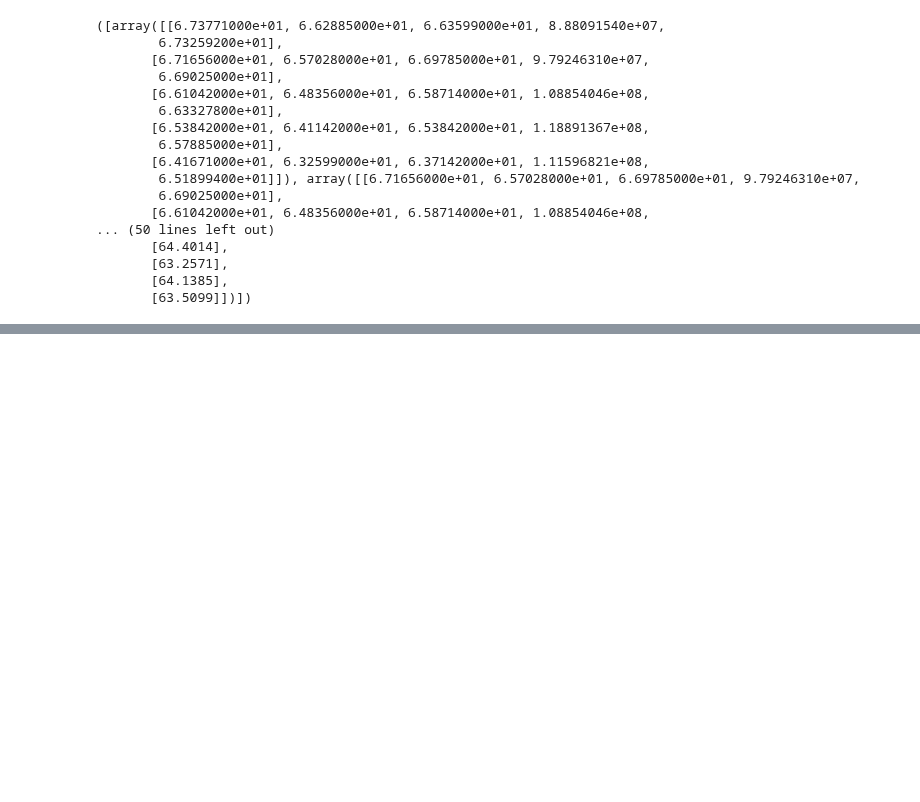
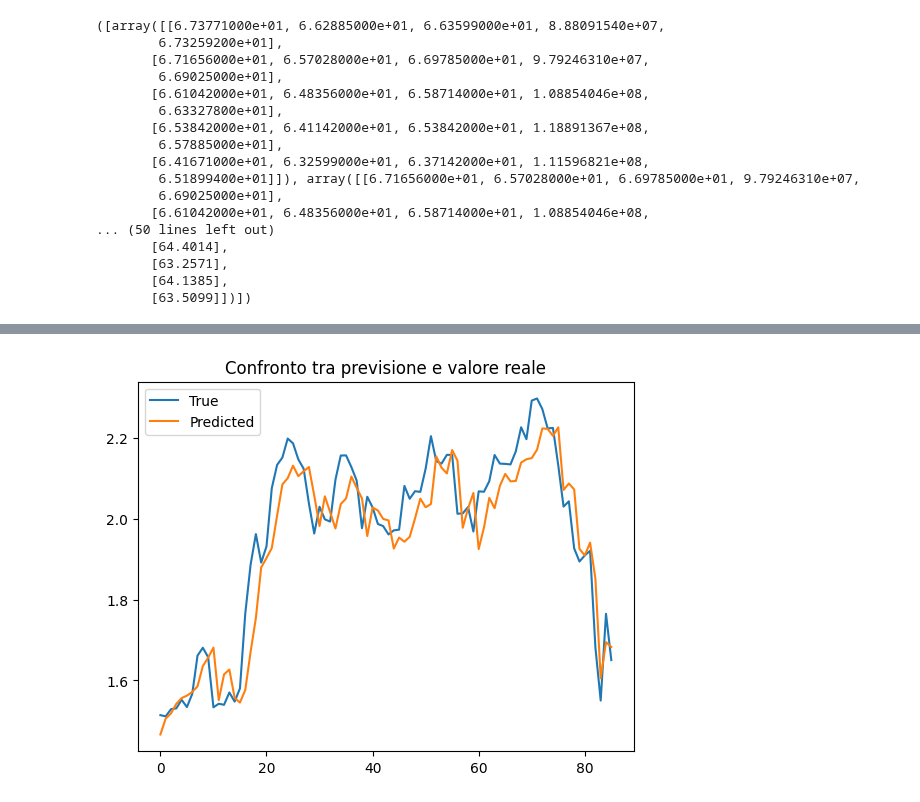
Before and after one commit to RobertoSonzini/NAML_project, a Jupyter notebook: Progetto_NAML.ipynb, the cells around one changed output, grey strips where cells are left out. Drawn from its saved outputs; the diff is of its cells as text; code cells hidden in the pictures; blank space fills up the shorter version.

```diff
--- a/Progetto_NAML.ipynb
+++ b/Progetto_NAML.ipynb
@@ -523,0 +709,2 @@ RuntimeError: mat1 and mat2 shapes cannot be multiplied (64x600 and 500x72)
+# %%
+train_LSTM(model, lr, num_epochs, loss_function, optimizer, seq_len)
@@ -523,0 +722,29 @@ RuntimeError: mat1 and mat2 shapes cannot be multiplied (64x600 and 500x72)
+# %%
+def test_LSTM(model, seq_len, loss_function):
+  model.eval()
+  total_loss = 0
+  preds = []
+  actuals = []
+
+  dataset = MyDataset(X_test, y_test, seq_len = seq_len)
+  loader = DataLoader(dataset, batch_size=32, shuffle=False)
+
+  with torch.no_grad():
+    for i, (x_batch, y_batch) in enumerate(loader):
+      x_batch = x_batch.to(device)
+      y_batch = y_batch.to(device)
+
+      outputs = model(x_batch)
+      loss = loss_function(outputs, y_batch)
+
+      total_loss += loss.item() * x_batch.size(0)
+
+      preds.extend(outputs.cpu().numpy())
+      actuals.extend(y_batch.cpu().numpy())
+
+  avg_loss = total_loss / len(loader.dataset)
+  print(f"Test Loss: {avg_loss:.4f}")
+
+  return preds, actuals
+# %%
+preds, actuals = test_LSTM(model, seq_len, loss_function)
@@ -523,0 +753,11 @@ RuntimeError: mat1 and mat2 shapes cannot be multiplied (64x600 and 500x72)
+# %%
+def plot_predictions(preds, actuals):
+  plt.plot(actuals, label='True')
+  plt.plot(preds, label='Predicted')
+  plt.legend()
+  plt.title('Confronto tra previsione e valore reale')
+  plt.show()
+# %%
+plot_predictions(preds, actuals)
+# %% [output]
+[figure, added]
```
Also changed, not shown: parts of 17 cells of this notebook.
